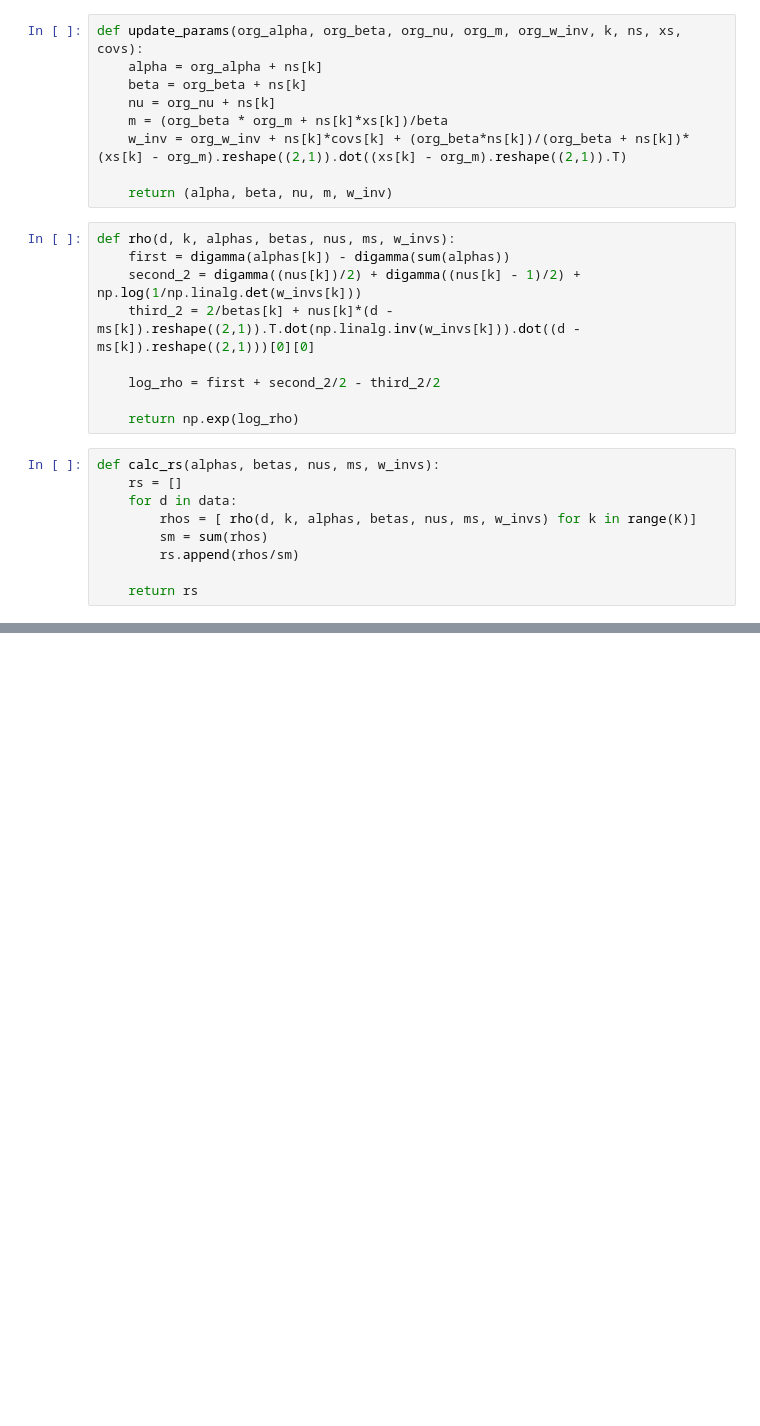
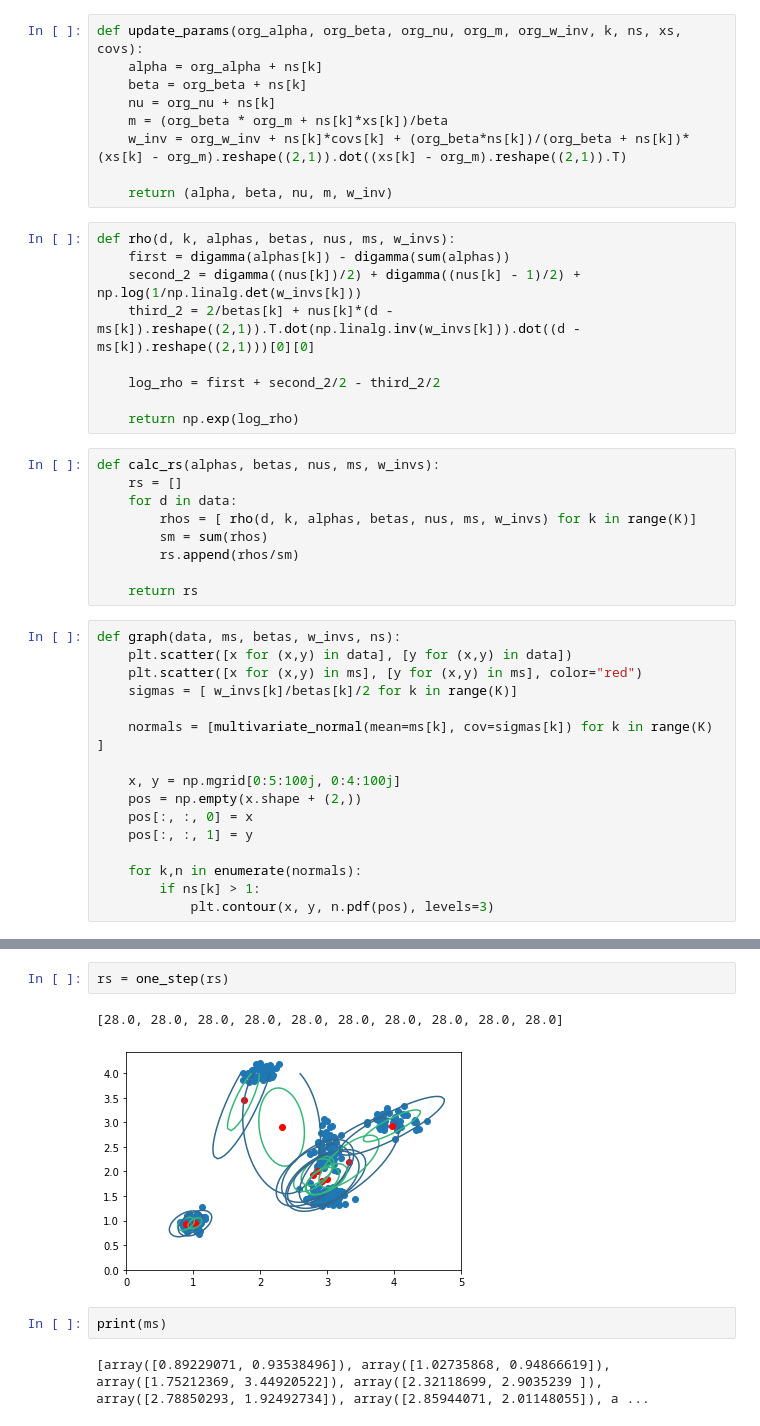
Before and after one commit to ryuichiueda/robot_and_stats_code, a Jupyter notebook: 8章の変分推論.ipynb, the cells around one changed output, grey strips where cells are left out. Drawn from its saved outputs; the diff is of its cells as text; blank space fills up the shorter version.

```diff
--- a/8章の変分推論.ipynb
+++ b/8章の変分推論.ipynb
@@ -100,3 +81,19 @@ def calc_rs(alphas, betas, nus, ms, w_invs):
         rs.append(rhos/sm)
 
     return rs
+# %%
+def graph(data, ms, betas, w_invs, ns):
+    plt.scatter([x for (x,y) in data], [y for (x,y) in data])
+    plt.scatter([x for (x,y) in ms], [y for (x,y) in ms], color="red")
+    sigmas = [ w_invs[k]/betas[k]/2 for k in range(K)]
+
+    normals = [multivariate_normal(mean=ms[k], cov=sigmas[k]) for k in range(K) ]
+
+    x, y = np.mgrid[0:5:100j, 0:4:100j]
+    pos = np.empty(x.shape + (2,))
+    pos[:, :, 0] = x
+    pos[:, :, 1] = y
+
+    for k,n in enumerate(normals):
+        if ns[k] > 1:
+            plt.contour(x, y, n.pdf(pos), levels=3)
@@ -138,0 +137,9 @@ print(w_invs)
+# %%
+rs = one_step(rs)
+# %% [output]
+[28.0, 28.0, 28.0, 28.0, 28.0, 28.0, 28.0, 28.0, 28.0, 28.0]
+[figure, added]
+# %%
+print(ms)
+# %% [output]
+[array([0.89229071, 0.93538496]), array([1.02735868, 0.94866619]), array([1.75212369, 3.44920522]), array([2.32118699, 2.9035239 ]), array([2.78850293, 1.92492734]), array([2.85944071, 2.01148055]), a ...
```
Also changed, not shown: parts of 9 cells of this notebook.
